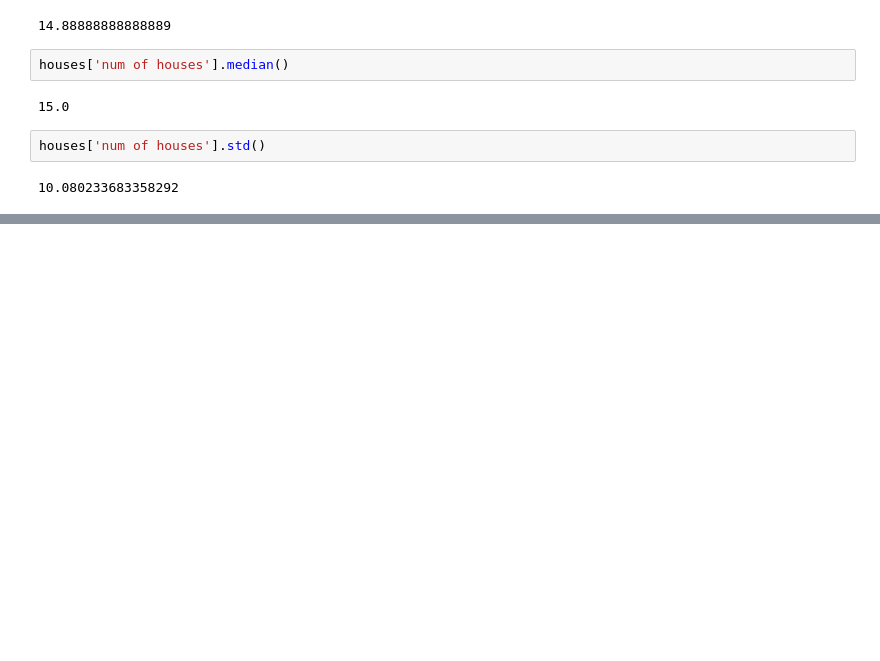
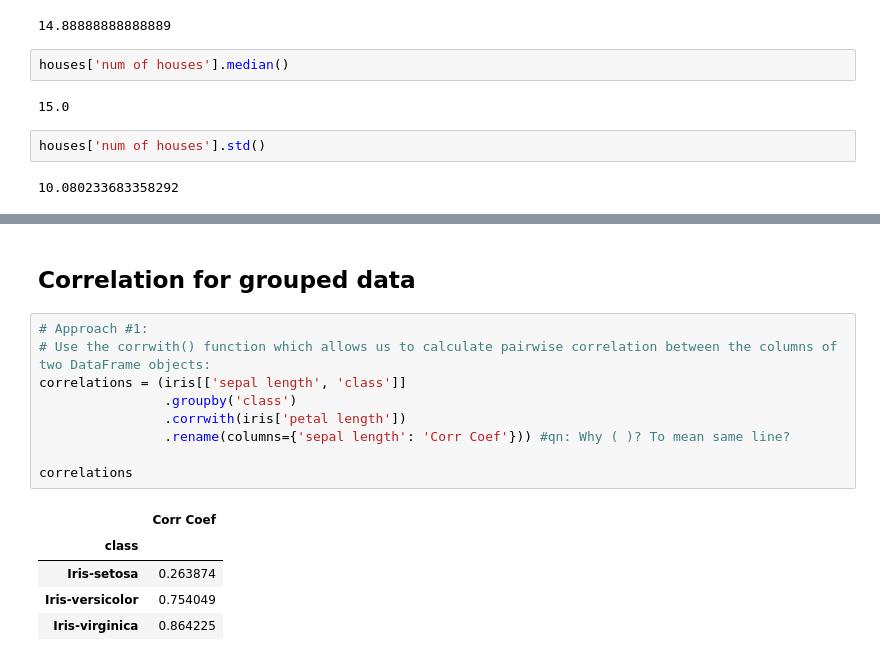
Before and after one commit to IgaMeddie/Descr_stat_-_viz, a Jupyter notebook: learnt 06-01.ipynb, the cells around one changed output, grey strips where cells are left out. Saved outputs shown, nothing was run; the diff lists cells and outputs as text; blank space fills up the shorter version.

```diff
--- a/learnt 06-01.ipynb
+++ b/learnt 06-01.ipynb
@@ -120,0 +192,17 @@ houses['num of houses'].std()
+# %% [markdown]
+## Correlation for grouped data
+# %%
+# Approach #1:
+# Use the corrwith() function which allows us to calculate pairwise correlation between the columns of two DataFrame objects:
+correlations = (iris[['sepal length', 'class']]
+                .groupby('class')
+                .corrwith(iris['petal length'])
+                .rename(columns={'sepal length': 'Corr Coef'})) #qn: Why ( )? To mean same line?
+
+correlations
+# %% [output]
+|  | Corr Coef |
+| class |  |
+| Iris-setosa | 0.263874 |
+| Iris-versicolor | 0.754049 |
+| Iris-virginica | 0.864225 |
```
Also changed, not shown: parts of 12 cells of this notebook.
